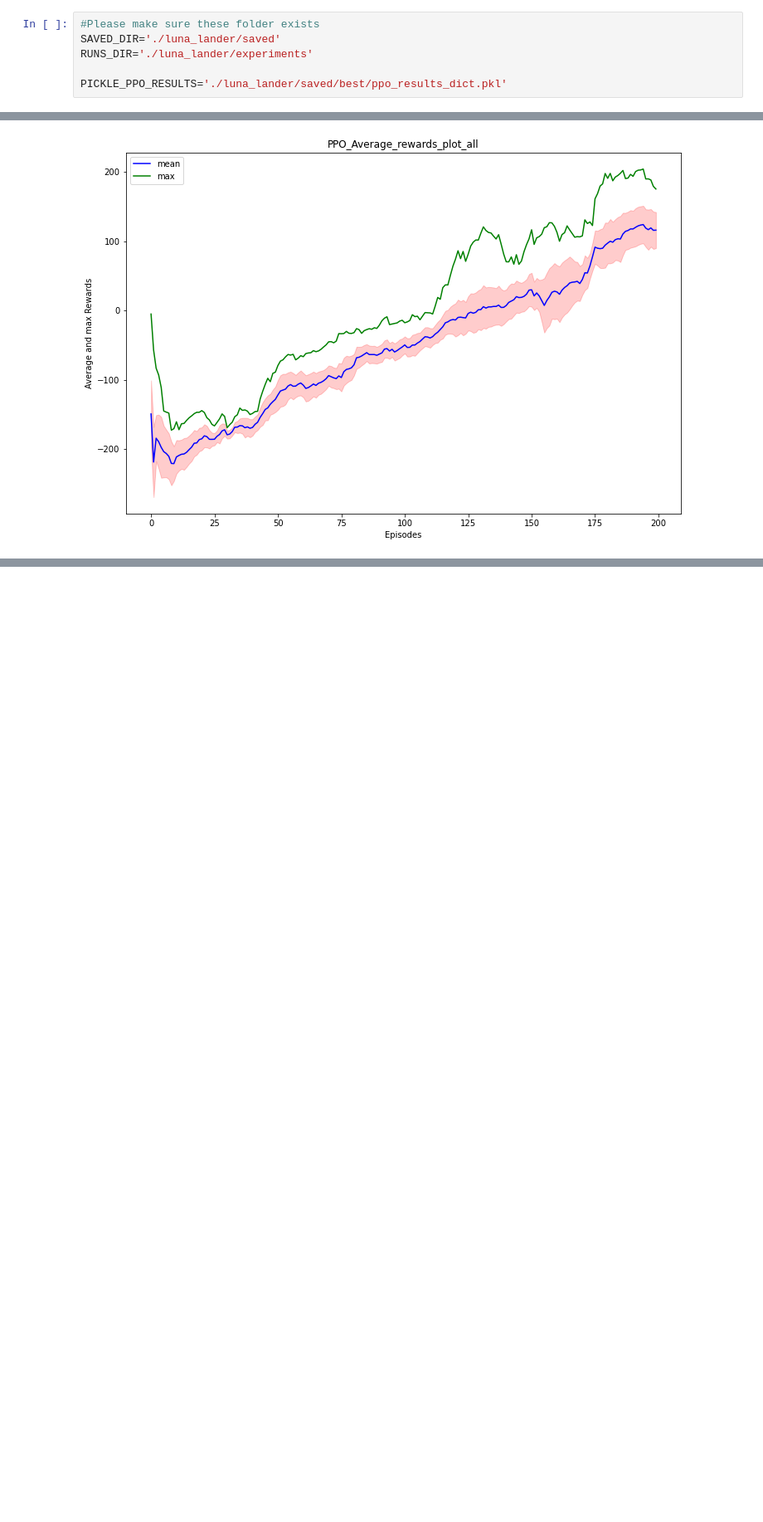
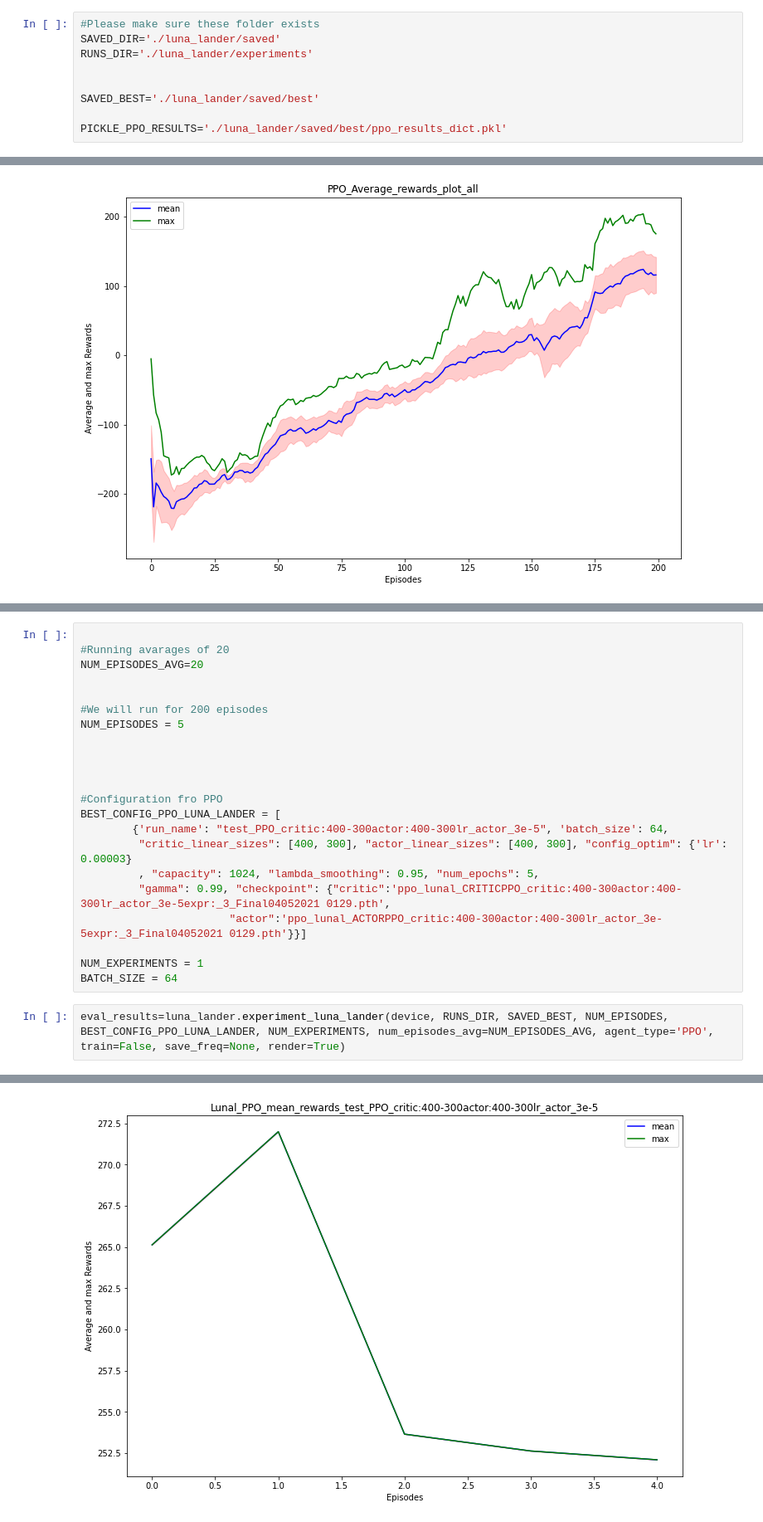
Before and after one commit to dgabsi/RL_PPO_DDPG, a Jupyter notebook: Task4_PPO.ipynb, the cells around one changed output, grey strips where cells are left out. Shown at 83% size. Drawn from its saved outputs; the diff is of its cells as text; blank space fills up the shorter version.

```diff
--- a/Task4_PPO.ipynb
+++ b/Task4_PPO.ipynb
@@ -24,6 +24,9 @@ warnings.filterwarnings('ignore')
 SAVED_DIR='./luna_lander/saved'
 RUNS_DIR='./luna_lander/experiments'
 
+
+SAVED_BEST='./luna_lander/saved/best'
+
 PICKLE_PPO_RESULTS='./luna_lander/saved/best/ppo_results_dict.pkl'
 # %% [markdown]
 ### In this task I will use the Lunar lander discrete environemnt
@@ -131,0 +139,25 @@ We can see that in only 200 epsiodes the agents learn and achieve highest score
+# %%
+
+#Running avarages of 20
+NUM_EPISODES_AVG=20
+
+
+#We will run for 200 episodes
+NUM_EPISODES = 5
+
+
+
+
+#Configuration fro PPO
+BEST_CONFIG_PPO_LUNA_LANDER = [
+        {'run_name': "test_PPO_critic:400-300actor:400-300lr_actor_3e-5", 'batch_size': 64,
+         "critic_linear_sizes": [400, 300], "actor_linear_sizes": [400, 300], "config_optim": {'lr': 0.00003}
+         , "capacity": 1024, "lambda_smoothing": 0.95, "num_epochs": 5,
+         "gamma": 0.99, "checkpoint": {"critic":'ppo_lunal_CRITICPPO_critic:400-300actor:400-300lr_actor_3e-5expr:_3_Final04052021 0129.pth',
+                       "actor":'ppo_lunal_ACTORPPO_critic:400-300actor:400-300lr_actor_3e-5expr:_3_Final04052021 0129.pth'}}]
+
+NUM_EXPERIMENTS = 1
+BATCH_SIZE = 64
+# %%
+eval_results=luna_lander.experiment_luna_lander(device, RUNS_DIR, SAVED_BEST, NUM_EPISODES, BEST_CONFIG_PPO_LUNA_LANDER, NUM_EXPERIMENTS, num_episodes_avg=NUM_EPISODES_AVG, agent_type='PPO', train=False, save_freq=None, render=True)
+# %% [output]
@@ -131,0 +170 @@ We can see that in only 200 epsiodes the agents learn and achieve highest score
+[figure, added]
```
Also changed, not shown: parts of 4 cells of this notebook, 11 other files.
